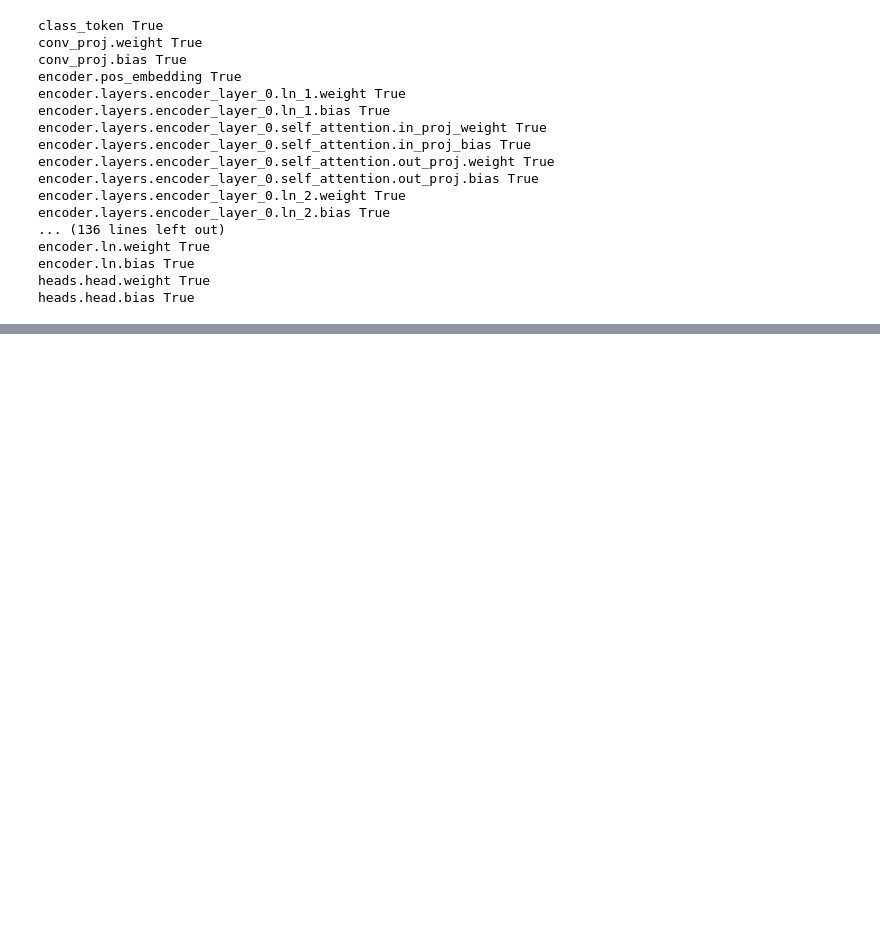
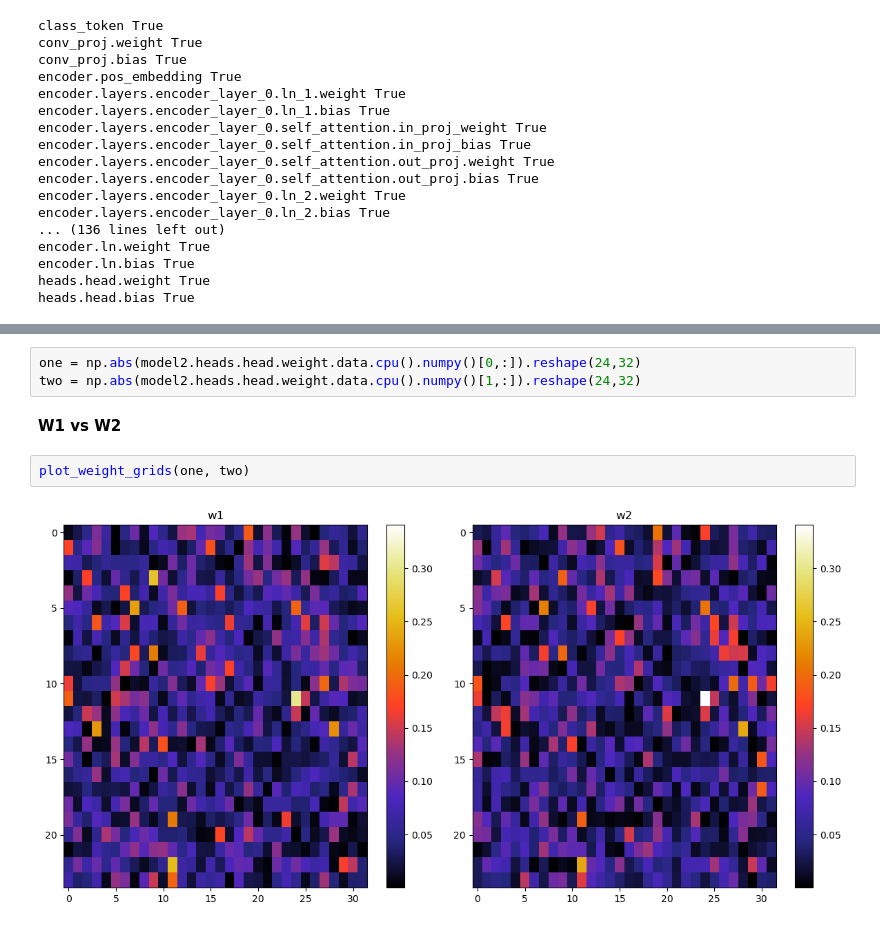
Before and after one commit to elmoprimmer/spurious_correlations, a Jupyter notebook: dfr_testing.ipynb, the cells around one changed output, grey strips where cells are left out. Cells and saved outputs as stored; diff of their text form; blank space fills up the shorter version.

```diff
--- a/dfr_testing.ipynb
+++ b/dfr_testing.ipynb
@@ -100,0 +210,9 @@ heads.head.bias: True
+# %%
+one = np.abs(model2.heads.head.weight.data.cpu().numpy()[0,:]).reshape(24,32)
+two = np.abs(model2.heads.head.weight.data.cpu().numpy()[1,:]).reshape(24,32)
+# %% [markdown]
+**W1 vs W2**
+# %%
+plot_weight_grids(one, two)
+# %% [output]
+[figure, added]
```
Also changed, not shown: parts of 19 cells of this notebook, 1 other file.
